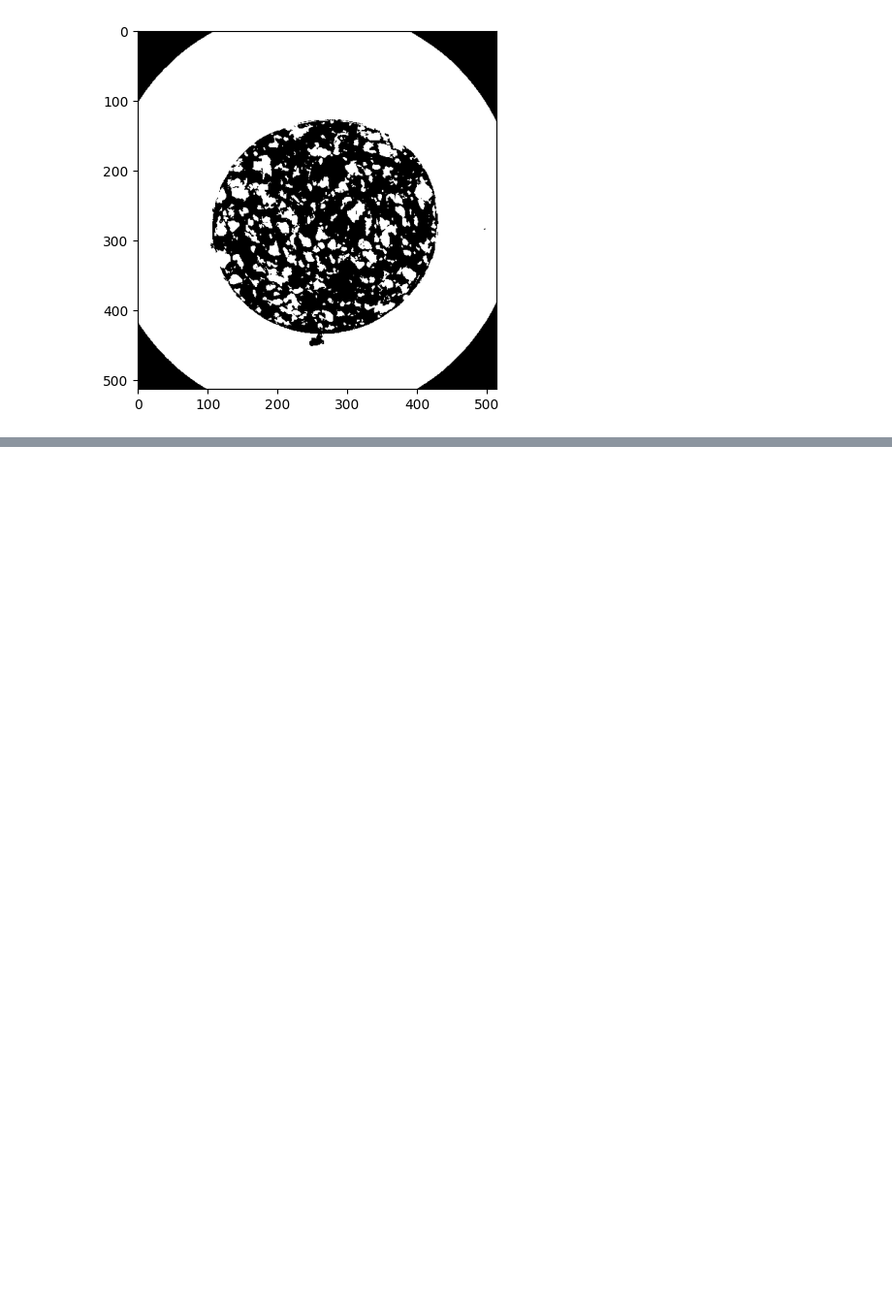
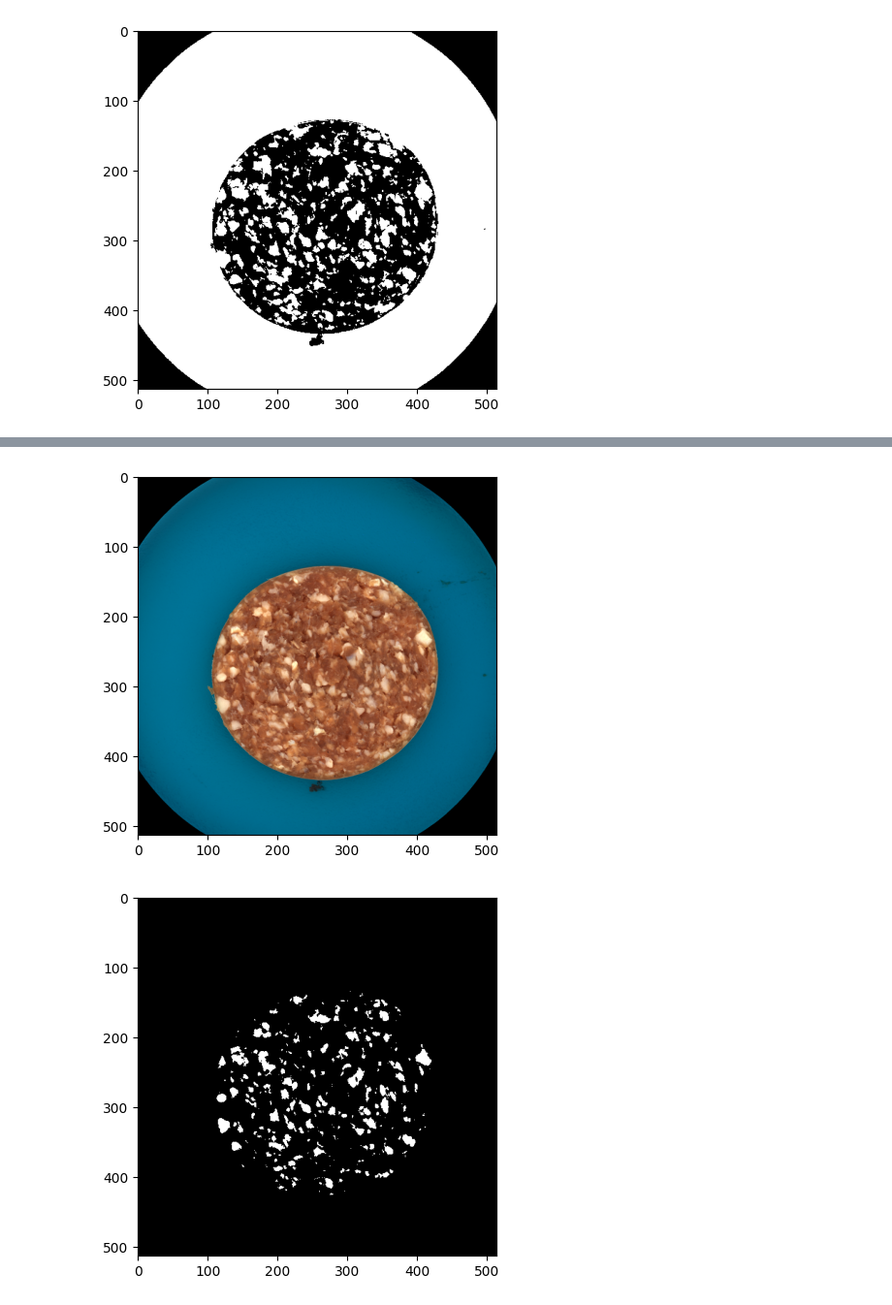
Before and after one commit to maciejjalocha/math_modelling_2526, a Jupyter notebook: salami/maciej-task.ipynb, the cells around one changed output, grey strips where cells are left out. Shown at 97% size. Cells and saved outputs as stored; diff of their text form; code cells hidden in the pictures; blank space fills up the shorter version.

Commit message:
feat: classficiation by means of all spectral bands

```diff
--- a/salami/maciej-task.ipynb
+++ b/salami/maciej-task.ipynb
@@ -265,18 +247,17 @@ layer_1 = multiIm1[:, :, 0]
 fat_mean_1l1 = class_hat_mean(fatPix1l1)
 meat_mean_1l1 = class_hat_mean(meatPix1l1)
 
-fat_var_1l1 = pooled_hat_var(fatPix1l1, meatPix1l1)
-meat_var_1l1 = pooled_hat_var(meatPix1l1, fatPix1l1)
+fat_meat_pooled_var_1l1 = pooled_hat_var(meatPix1l1, fatPix1l1)
 
 prior_fat_1l1 = prior(fatPix1l1)
 prior_meat_1l1 = prior(meatPix1l1)
 
 LSD_1l1 = LSD_classifier(
     fat_mean_1l1,
-    fat_var_1l1,
+    fat_meat_pooled_var_1l1,
     prior_fat_1l1,
     meat_mean_1l1,
-    meat_var_1l1,
+    fat_meat_pooled_var_1l1,
     prior_meat_1l1,
 )
 
@@ -409,0 +443,47 @@ plt.show()
+# %%
+import helper_functions.helpFunctions as hf
+import matplotlib.pyplot as plt
+import numpy as np
+
+dirIn = "./data/"
+# %%
+# multivariate case
+
+
+multiIm1, annotationIm1 = hf.loadMulti(
+    "multispectral_day01.mat", "annotation_day01.png", dirIn
+)
+fatPix1, fatR1, fatC1 = hf.getPix(multiIm1, annotationIm1[:, :, 1])
+meatPix1, meatR1, meatC1 = hf.getPix(multiIm1, annotationIm1[:, :, 2])
+
+plt.imshow(plt.imread("./data/color_day01.png"))
+### for day one
+
+fat_mean_1 = class_md_hat_mean(fatPix1)
+meat_mean_1 = class_md_hat_mean(meatPix1)
+
+fat_mean_pooled_covar = pool_hat_covar(fatPix1, meatPix1)
+
+
+prior_fat_1 = prior(fatPix1)
+prior_meat_1 = prior(meatPix1)
+
+LSD_1 = md_LSD_classifier(
+    fat_mean_1,
+    meat_mean_1,
+    prior_fat_1,
+    prior_meat_1,
+    fat_mean_pooled_covar,
+)
+
+labeled_multiIm1 = np.zeros((multiIm1.shape[0], multiIm1.shape[1]))
+
+for i in range(multiIm1.shape[0]):
+    for j in range(multiIm1.shape[1]):
+        labeled_multiIm1[i, j] = LSD_1(multiIm1[i, j])
+plt.figure()
+plt.imshow(labeled_multiIm1, cmap="gray")
+plt.show()
+# %% [output]
+[figure, added]
+[figure, added]
```
Also changed, not shown: parts of 7 cells of this notebook.
